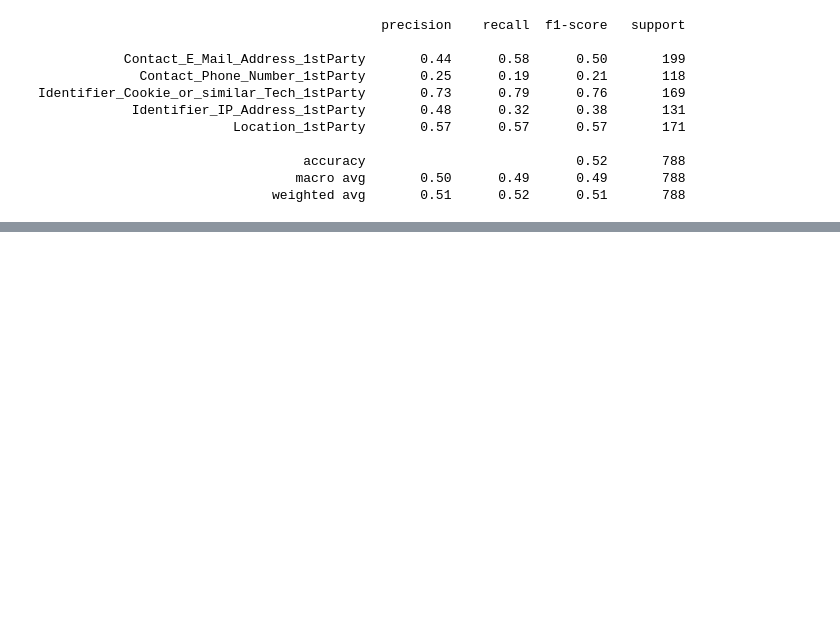
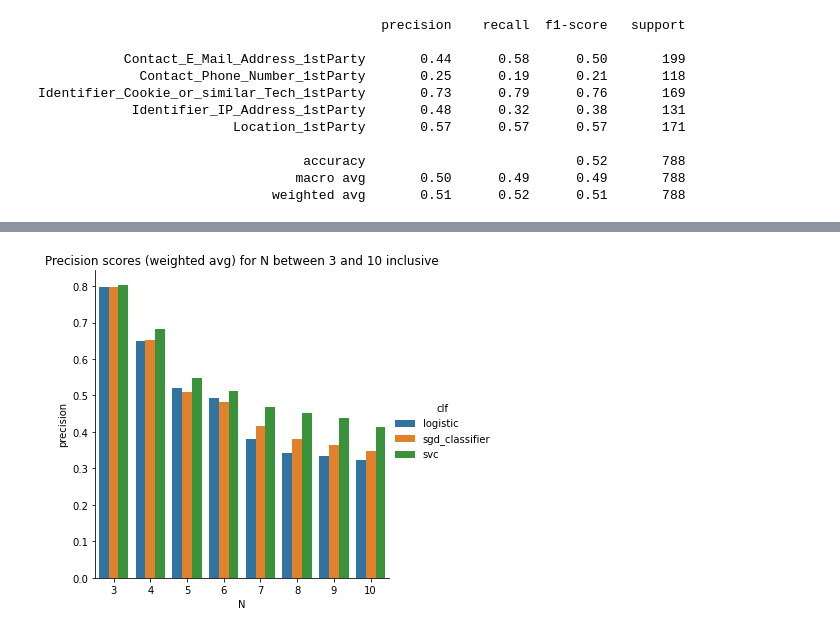
Before and after one commit to TristanKoh/capstone-repo, a Jupyter notebook: code/nlp_segment.ipynb, the cells around one changed output, grey strips where cells are left out. Drawn from its saved outputs; the diff is of its cells as text; code cells hidden in the pictures; blank space fills up the shorter version.

```diff
--- a/code/nlp_segment.ipynb
+++ b/code/nlp_segment.ipynb
@@ -104,0 +203,4 @@ Identifier_Cookie_or_similar_Tech_1stParty       0.73      0.79      0.76
+# %%
+g = sns.catplot(data = df_results_weighted_avg, kind = "bar", x = "N", y = "precision", hue = "clf").set(title = "Precision scores (weighted avg) for N between 3 and 10 inclusive")
+# %% [output]
+[figure, added]
```
Also changed, not shown: parts of 20 cells of this notebook, 1 other file.
